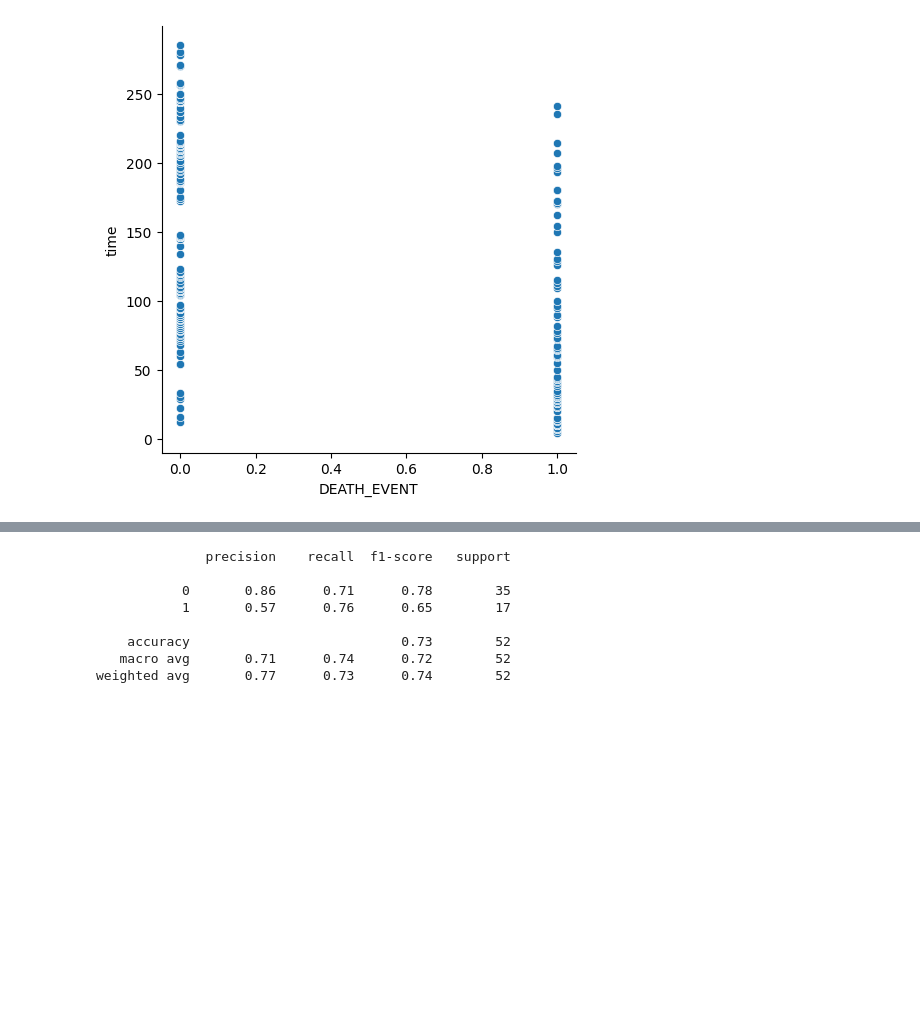
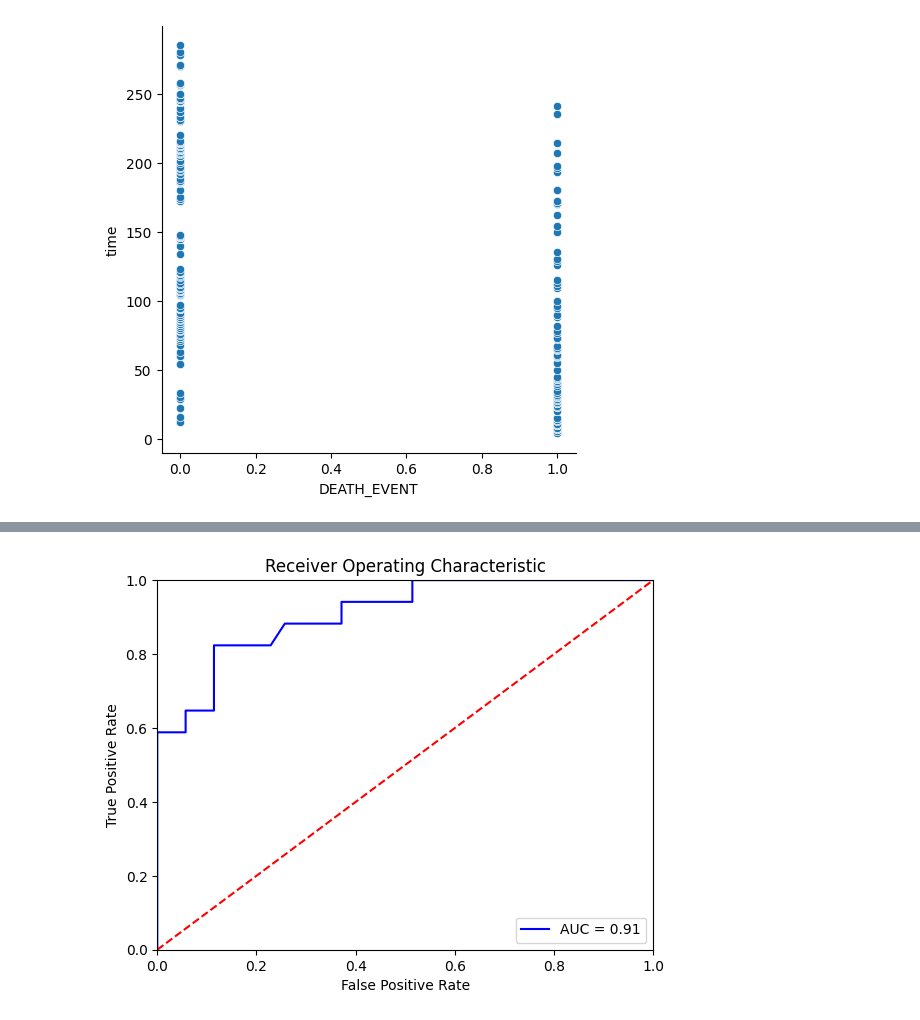
Before and after one commit to Hubert-Magdziak/ML-heart-failure-prediction, a Jupyter notebook: Models/model0.ipynb, the cells around one changed output, grey strips where cells are left out. Saved outputs shown, nothing was run; the diff lists cells and outputs as text; code cells hidden in the pictures; blank space fills up the shorter version.

```diff
--- a/Models/model0.ipynb
+++ b/Models/model0.ipynb
@@ -153,11 +155,4 @@ weighted avg       0.87      0.87      0.86        52
-# %%
-print(classification_report(y_validate, y_pred_proba_rf >= y.mean()))
-# %% [output]
-              precision    recall  f1-score   support
-
-           0       0.86      0.71      0.78        35
-           1       0.57      0.76      0.65        17
-
-    accuracy                           0.73        52
-   macro avg       0.71      0.74      0.72        52
-weighted avg       0.77      0.73      0.74        52
+# %%
+ROC(y_validate, y_pred_proba_rf)
+# %% [output]
+[figure, added]
```
Also changed, not shown: parts of 14 cells of this notebook, 1 other file.
